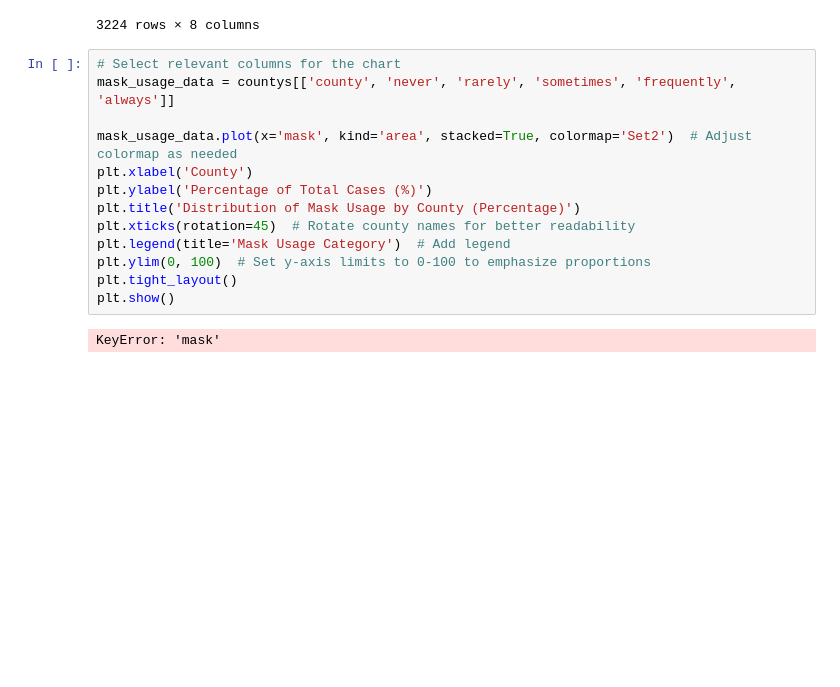
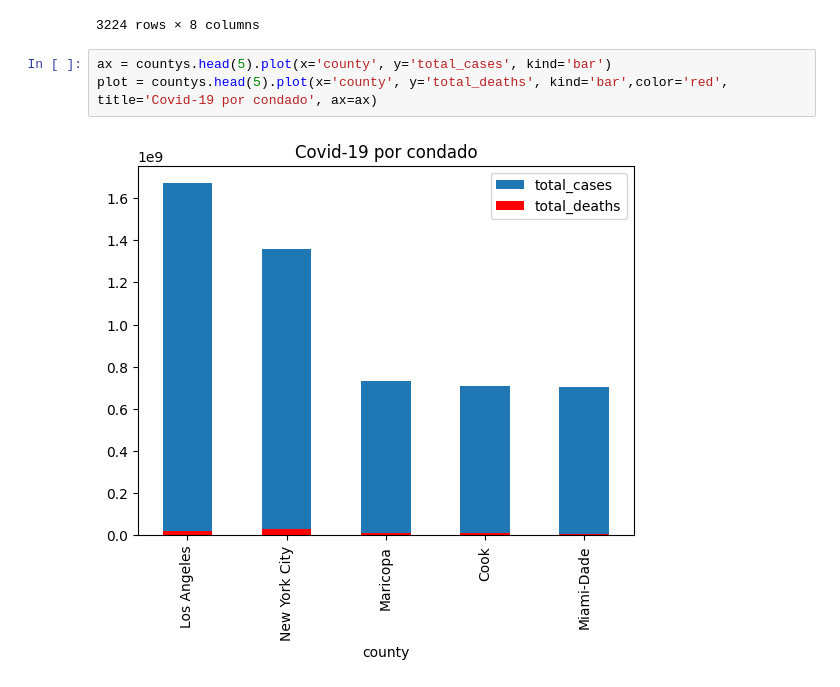
Before and after one commit to Remiw/Solemne1, a Jupyter notebook: SOLEMNE1MATÍASTOBAR.ipynb, the cells around one changed output. Cells and saved outputs as stored; diff of their text form; blank space fills up the shorter version.

Commit message:
LA graphs

```diff
--- a/SOLEMNE1MATÍASTOBAR.ipynb
+++ b/SOLEMNE1MATÍASTOBAR.ipynb
@@ -331,18 +331,8 @@ countys
 | 3222 | Pending County Assignment | 1625 | 0 | NaN | NaN | NaN | NaN | NaN |
 | 3223 | Kalawao | 752 | 0 | 0.026 | 0.013 | 0.032 | 0.080 | 0.850 |
 3224 rows × 8 columns
-# %%
-# Select relevant columns for the chart
-mask_usage_data = countys[['county', 'never', 'rarely', 'sometimes', 'frequently', 'always']]
-
-mask_usage_data.plot(x='mask', kind='area', stacked=True, colormap='Set2')  # Adjust colormap as needed
-plt.xlabel('County')
-plt.ylabel('Percentage of Total Cases (%)')
-plt.title('Distribution of Mask Usage by County (Percentage)')
-plt.xticks(rotation=45)  # Rotate county names for better readability
-plt.legend(title='Mask Usage Category')  # Add legend
-plt.ylim(0, 100)  # Set y-axis limits to 0-100 to emphasize proportions
-plt.tight_layout()
-plt.show()
-# %% [output]
-KeyError: 'mask'
+# %%
+ax = countys.head(5).plot(x='county', y='total_cases', kind='bar')
+plot = countys.head(5).plot(x='county', y='total_deaths', kind='bar',color='red', title='Covid-19 por condado', ax=ax)
+# %% [output]
+[figure, added]
```
Also changed, not shown: parts of 4 cells of this notebook.
